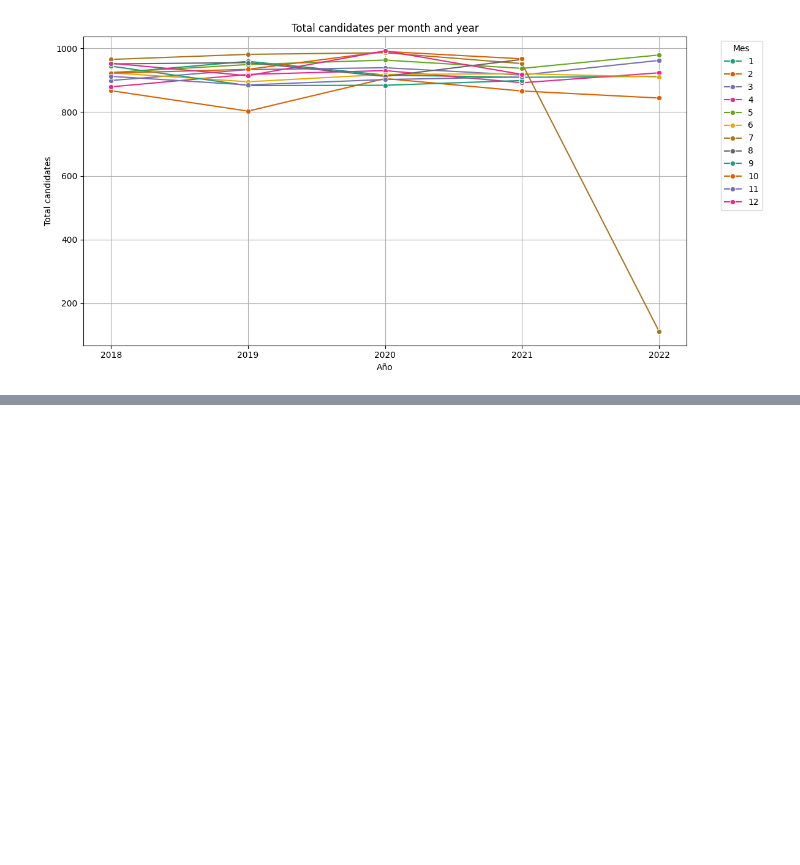
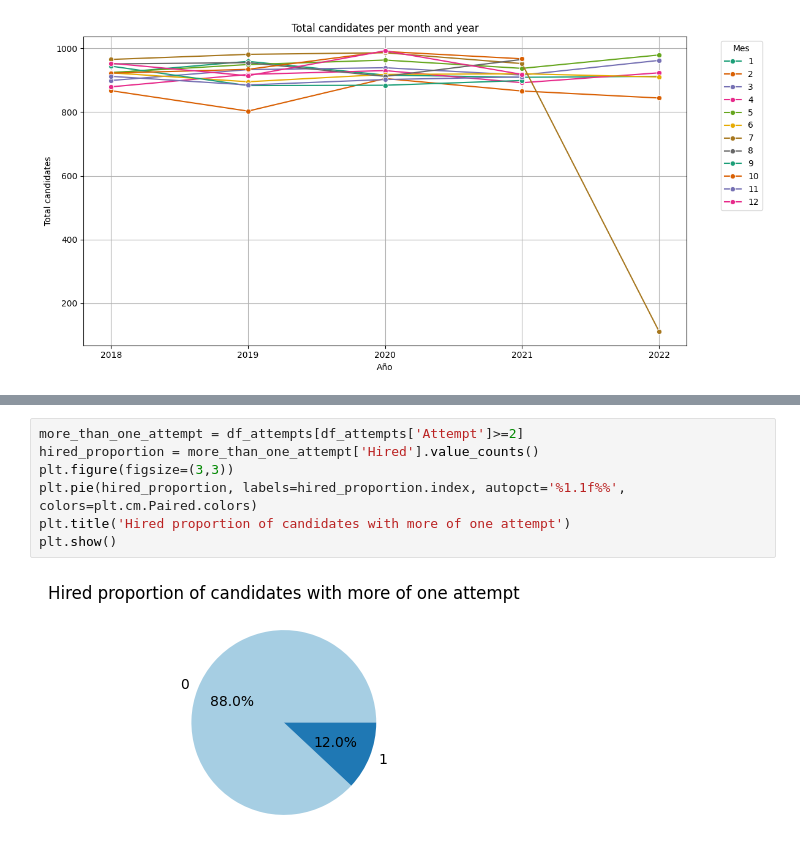
Before and after one commit to caroldvarela/workshop-01, a Jupyter notebook: notebooks/002_EDA.ipynb, the cells around one changed output, grey strips where cells are left out. Drawn from its saved outputs; the diff is of its cells as text; blank space fills up the shorter version.

```diff
--- a/notebooks/002_EDA.ipynb
+++ b/notebooks/002_EDA.ipynb
@@ -255,0 +274,9 @@ plt.show()
+# %%
+more_than_one_attempt = df_attempts[df_attempts['Attempt']>=2]
+hired_proportion = more_than_one_attempt['Hired'].value_counts()
+plt.figure(figsize=(3,3))
+plt.pie(hired_proportion, labels=hired_proportion.index, autopct='%1.1f%%', colors=plt.cm.Paired.colors)
+plt.title('Hired proportion of candidates with more of one attempt')
+plt.show()
+# %% [output]
+[figure, added]
```
Also changed, not shown: parts of 6 cells of this notebook.
